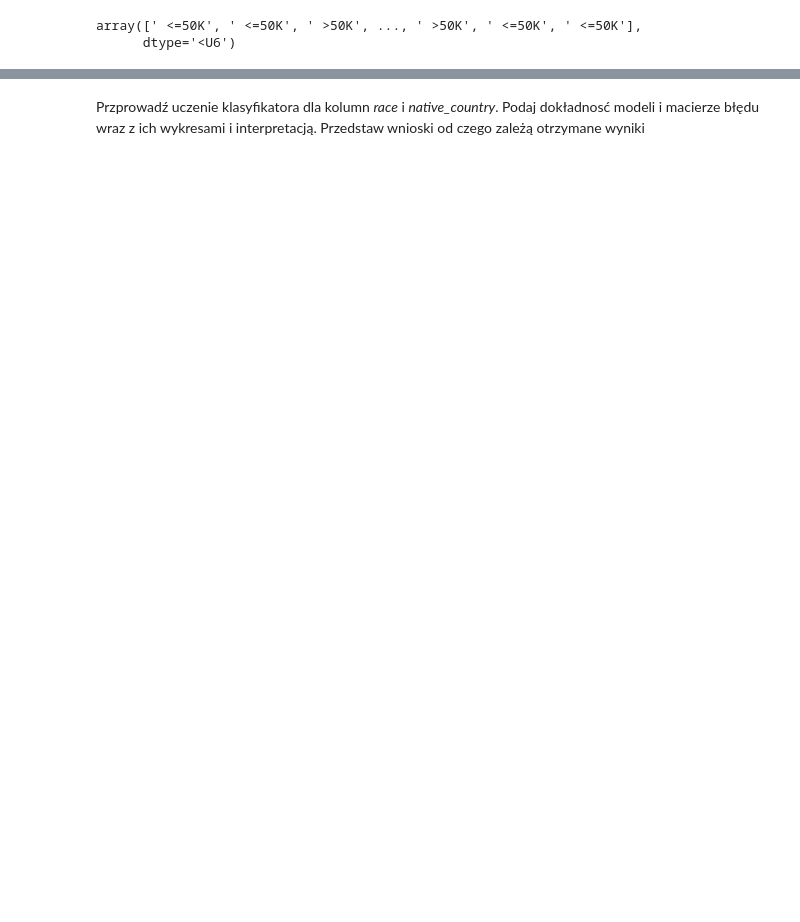
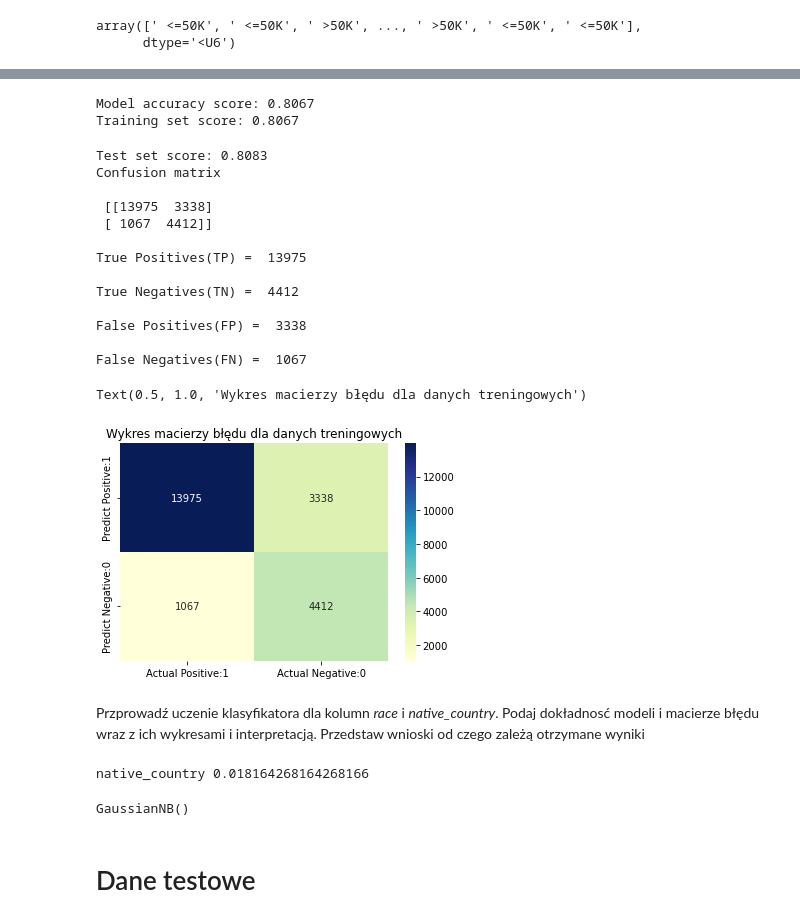
Before and after one commit to Wszydlo/Lab9_WitoldSzydlo, a Jupyter notebook: raport.ipynb, the cells around one changed output, grey strips where cells are left out. Saved outputs shown, nothing was run; the diff lists cells and outputs as text; code cells hidden in the pictures; blank space fills up the shorter version.

```diff
--- a/raport.ipynb
+++ b/raport.ipynb
@@ -180,2 +192,82 @@ False Negatives(FN) =  465
+# %%
+print('Model accuracy score: {0:0.4f}'. format(accuracy_score(y_train, y_pred_treningowe)))
+print('Training set score: {:.4f}'.format(gnb.score(X_train, y_train)))
+print('Test set score: {:.4f}'.format(gnb.score(X_test, y_test)))
+cm = confusion_matrix(y_train, y_pred_treningowe)
+print('Confusion matrix\n\n', cm)
+
+print('\nTrue Positives(TP) = ', cm[0,0])
+
+print('\nTrue Negatives(TN) = ', cm[1,1])
+
+print('\nFalse Positives(FP) = ', cm[0,1])
+
+print('\nFalse Negatives(FN) = ', cm[1,0])
+
+
+
+cm_matrix = pd.DataFrame(data=cm, columns=['Actual Positive:1', 'Actual Negative:0'],
+                                 index=['Predict Positive:1', 'Predict Negative:0'])
+plt.figure()
+sns.heatmap(cm_matrix, annot=True, fmt='d', cmap='YlGnBu')
+plt.title('Wykres macierzy błędu dla danych treningowych')
+# %% [output]
+Model accuracy score: 0.8067
+Training set score: 0.8067
+Test set score: 0.8083
+Confusion matrix
+
+ [[13975  3338]
+ [ 1067  4412]]
+
+True Positives(TP) =  13975
+
+True Negatives(TN) =  4412
+
+False Positives(FP) =  3338
+
+False Negatives(FN) =  1067
+Text(0.5, 1.0, 'Wykres macierzy błędu dla danych treningowych')
+[figure, added]
 # %% [markdown]
 Przprowadź uczenie klasyfikatora dla kolumn *race* i *native_country*. Podaj dokładnosć modeli i macierze błędu wraz z ich wykresami i interpretacją. Przedstaw wnioski od czego zależą otrzymane wyniki
+# %%
+
+
+X = df[['race','native_country']]
+y = df['income']
+X_train, X_test, y_train, y_test = train_test_split(X, y, test_size=0.3, random_state=0)
+
+for col in X_train.columns:
+    if X_train[col].isnull().mean()>0:
+        print(col, (X_train[col].isnull().mean()))
+
+for df2 in [X_train, X_test]:
+    df2['race'].fillna(X_train['race'].mode()[0], inplace=True)
+    df2['native_country'].fillna(X_train['native_country'].mode()[0], inplace=True)
+
+encoder = ce.OneHotEncoder(cols=['race','native_country'])
+
+X_train = encoder.fit_transform(X_train)
+cols = X_train.columns
+X_test = encoder.transform(X_test)
+
+scaler = RobustScaler()
+
+X_train = scaler.fit_transform(X_train)
+
+X_test = scaler.transform(X_test)
+
+X_train = pd.DataFrame(X_train, columns=[cols])
+X_test = pd.DataFrame(X_test, columns=[cols])
+
+# instantiate the model
+gnb = GaussianNB()
+
+# fit the model
+gnb.fit(X_train, y_train)
+# %% [output]
+native_country 0.018164268164268166
+GaussianNB()
+# %% [markdown]
+# Dane testowe
```
Also changed, not shown: parts of 12 cells of this notebook.
